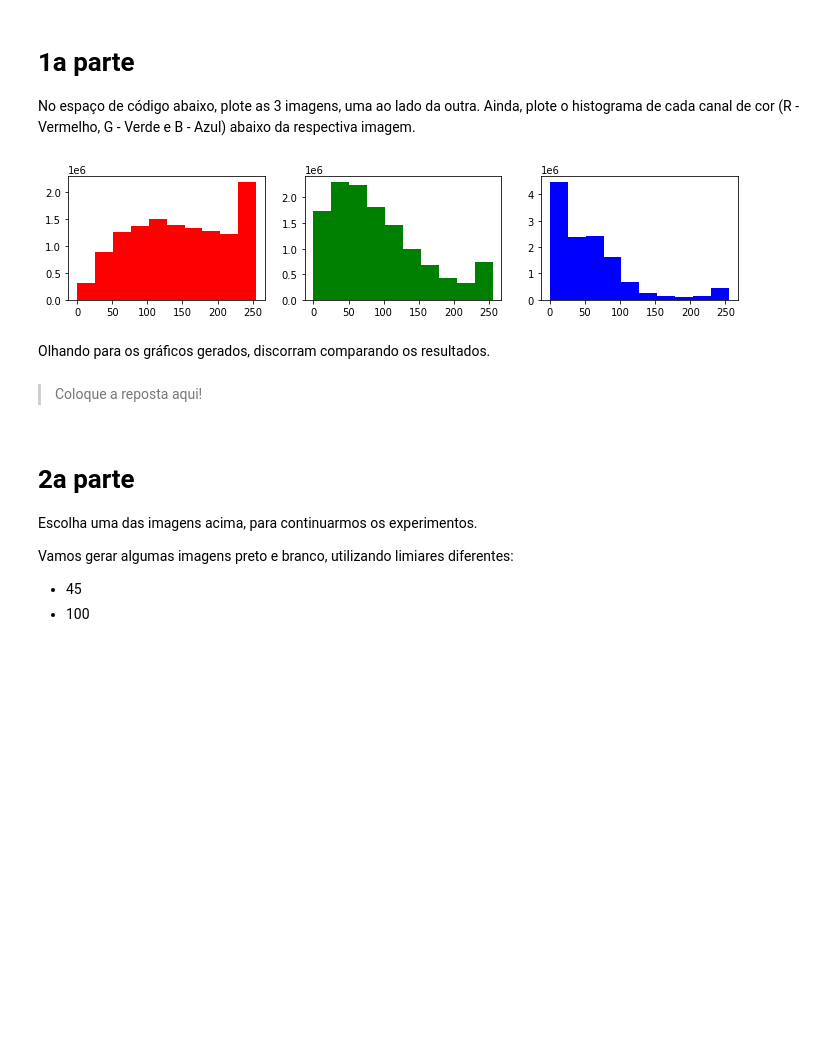
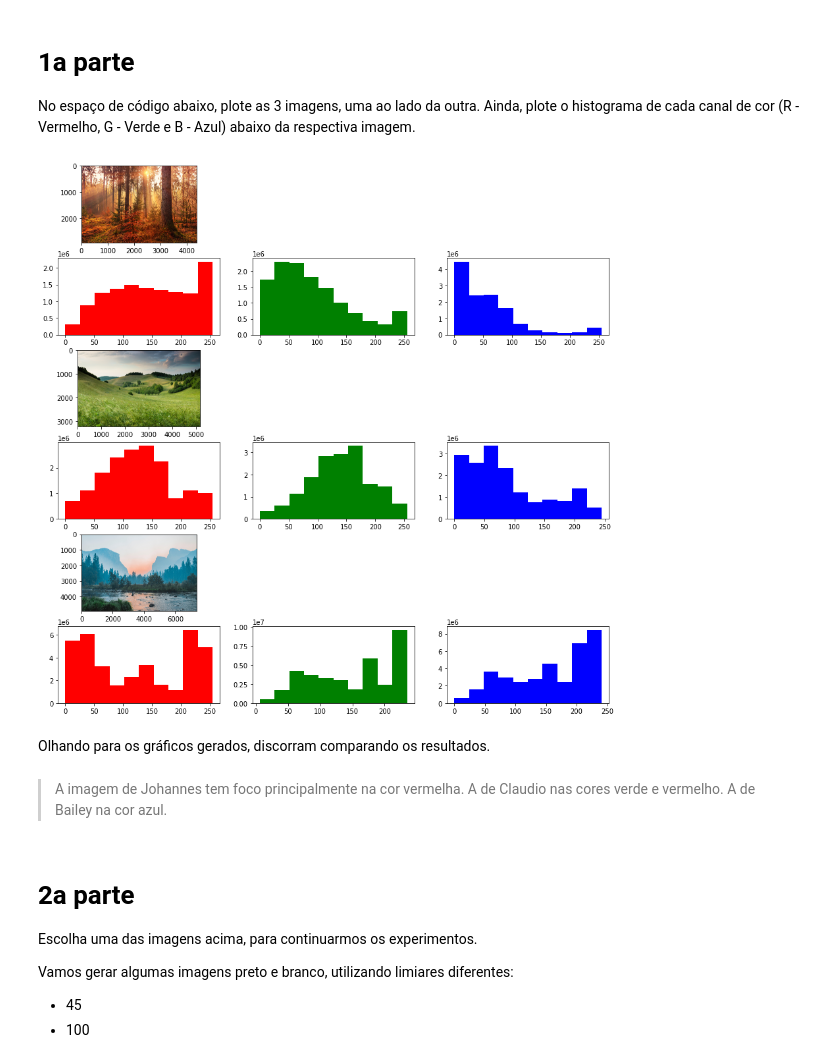
Before and after one commit to RodrigoCCG/labs, a Jupyter notebook: code_02.ipynb, the cells around one changed output. Saved outputs shown, nothing was run; the diff lists cells and outputs as text; code cells hidden in the pictures; blank space fills up the shorter version.

```diff
--- a/code_02.ipynb
+++ b/code_02.ipynb
@@ -35,36 +31,73 @@ No espaço de código abaixo, plote as 3 imagens, uma ao lado da outra. Ainda, p
 # %%
 img_johan= Image.open('/content/drive/My Drive/Colab Notebooks/johannes-plenio-RwHv7LgeC7s-unsplash.jpg')
 img_claudio= Image.open('/content/drive/My Drive/Colab Notebooks/claudio-testa--SO3JtE3gZo-unsplash.jpg')
 img_bailey= Image.open('/content/drive/My Drive/Colab Notebooks/bailey-zindel-NRQV-hBF10M-unsplash.jpg')
-fig = plt.figure(figsize=(12,5))
+fig = plt.figure(figsize=(15,15))
 
-img_johan_arr = numpy.array(img_johan)
+img_johan_arr = np.array(img_johan)
 red_johan = img_johan_arr[:,:,0]
 green_johan = img_johan_arr[:,:,1]
 blue_johan = img_johan_arr[:,:,2]
 
-plt.subplot(211)
+plt.subplot(631)
 plt.imshow(img_johan_arr)
 
-plt.subplot(231)
+plt.subplot(634)
 plt.hist(red_johan.ravel(), color='red')
 
-plt.subplot(232)
+plt.subplot(635)
 plt.hist(green_johan.ravel(), color='green')
 
-plt.subplot(233)
+plt.subplot(636)
 plt.hist(blue_johan.ravel(), color='blue')
 
 
+img_claudio_arr = np.array(img_claudio)
+red_claudio = img_claudio_arr[:,:,0]
+green_claudio = img_claudio_arr[:,:,1]
+blue_claudio = img_claudio_arr[:,:,2]
+
+plt.subplot(637)
+plt.imshow(img_claudio_arr)
+
+plt.subplot(6,3,10)
+plt.hist(red_claudio.ravel(), color='red')
+
+plt.subplot(6,3,11)
+plt.hist(green_claudio.ravel(), color='green')
+
+plt.subplot(6,3,12)
+plt.hist(blue_claudio.ravel(), color='blue')
+
+
+
+img_bailey_arr = np.array(img_bailey)
+red_bailey = img_bailey_arr[:,:,0]
+green_bailey = img_bailey_arr[:,:,1]
+blue_bailey = img_bailey_arr[:,:,2]
+
+plt.subplot(6,3,13)
+plt.imshow(img_bailey_arr)
+
+plt.subplot(6,3,16)
+plt.hist(red_bailey.ravel(), color='red')
+
+plt.subplot(6,3,17)
+plt.hist(green_bailey.ravel(), color='green')
+
+plt.subplot(6,3,18)
+plt.hist(blue_bailey.ravel(), color='blue')
 plt.show()
 # %% [output]
-[figure, old version]
+[figure, new version]
 # %% [markdown]
 Olhando para os gráficos gerados, discorram comparando os resultados.
-# %% [markdown]
-
-
-> Coloque a reposta aqui!
+# %% [markdown]
+
+
+> A imagem de Johannes tem foco principalmente na cor vermelha.
+A de Claudio nas cores verde e vermelho.
+A de Bailey na cor azul.
 # %% [markdown]
 # 2a parte
 
```
Also changed, not shown: parts of 3 cells of this notebook.
